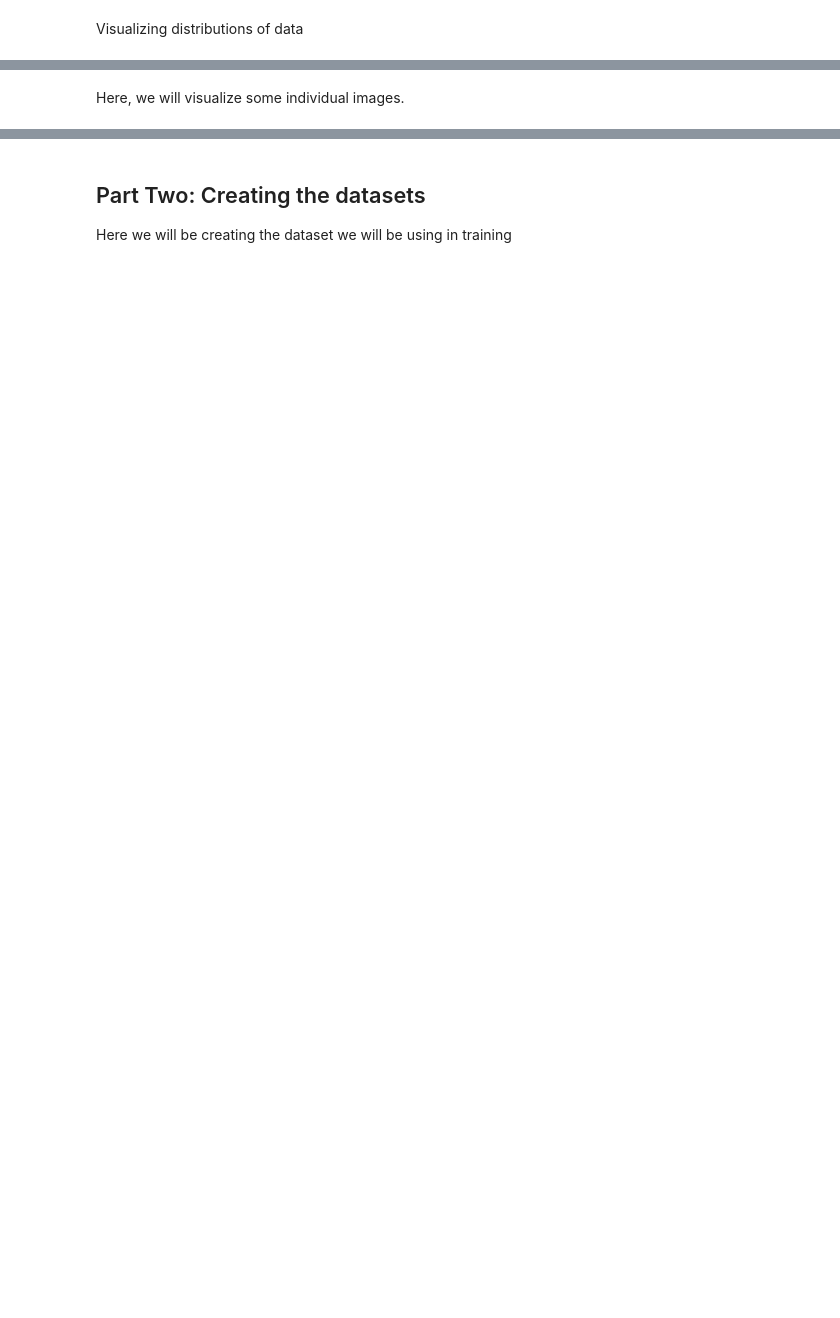
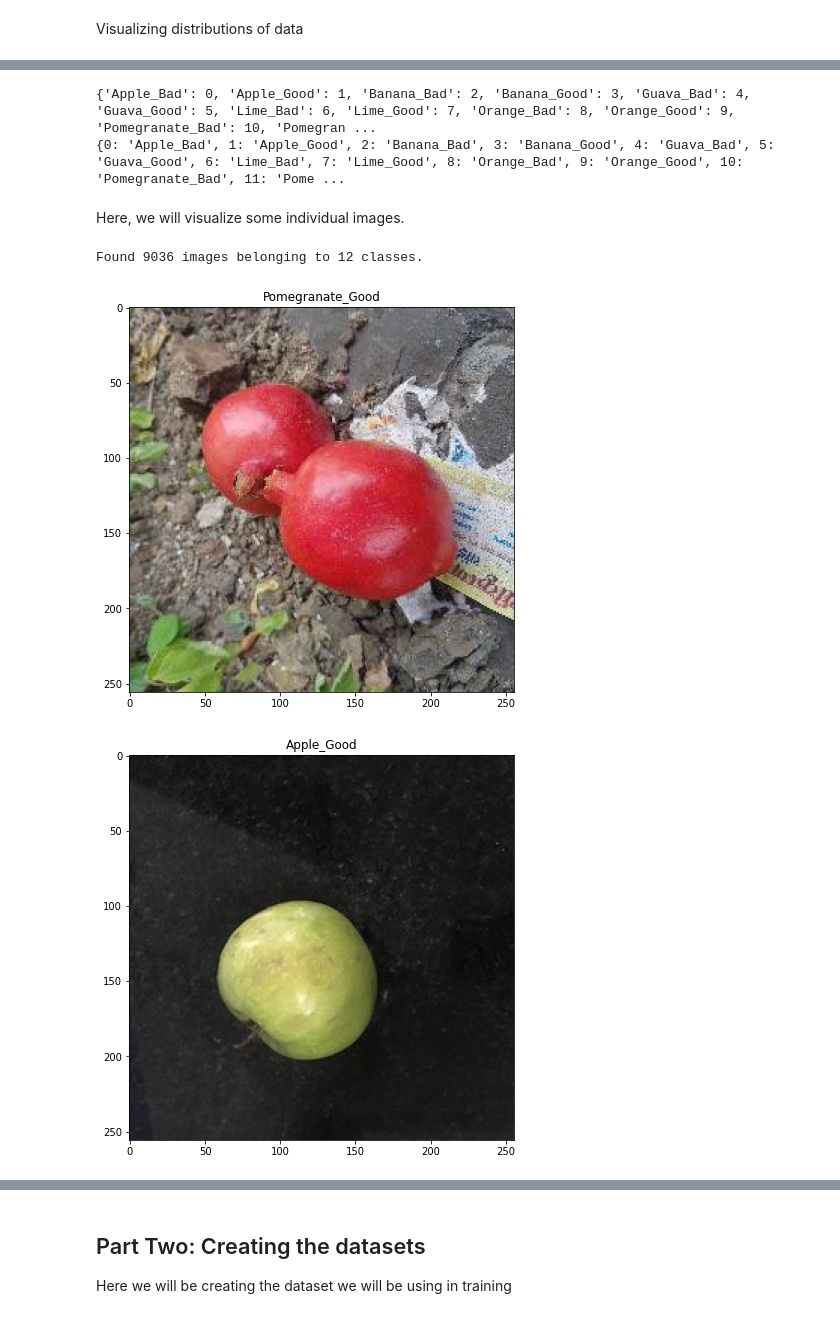
Before and after one commit to IdkwhatImD0ing/EatSafely, a Jupyter notebook: model.ipynb, the cells around one changed output, grey strips where cells are left out. Drawn from its saved outputs; the diff is of its cells as text; code cells hidden in the pictures; blank space fills up the shorter version.

```diff
--- a/model.ipynb
+++ b/model.ipynb
@@ -62,21 +83,44 @@ plt.show()
+# %%
+# Create a dictionary of labels and their corresponding index
+
+label_to_index = dict((name, index) for index, name in enumerate(train_categories))
+print(label_to_index)
+
+# Create a dictionary of index and their corresponding labels
+
+index_to_label = dict((index, name) for index, name in enumerate(train_categories))
+print(index_to_label)
+# %% [output]
+{'Apple_Bad': 0, 'Apple_Good': 1, 'Banana_Bad': 2, 'Banana_Good': 3, 'Guava_Bad': 4, 'Guava_Good': 5, 'Lime_Bad': 6, 'Lime_Good': 7, 'Orange_Bad': 8, 'Orange_Good': 9, 'Pomegranate_Bad': 10, 'Pomegran ...
+{0: 'Apple_Bad', 1: 'Apple_Good', 2: 'Banana_Bad', 3: 'Banana_Good', 4: 'Guava_Bad', 5: 'Guava_Good', 6: 'Lime_Bad', 7: 'Lime_Good', 8: 'Orange_Bad', 9: 'Orange_Good', 10: 'Pomegranate_Bad', 11: 'Pome ...
 # %% [markdown]
 Here, we will visualize some individual images.
 # %%
-visualizer = ImageDataGenerator()
+visualizer = ImageDataGenerator(
+    rescale=1./255,
+)
 dir_it = visualizer.flow_from_directory(
     train_path,
     target_size=(img_size, img_size),
     class_mode='categorical',
     batch_size=5,
     seed = 42
 )
 
 x_batch, y_batch = next(dir_it)
 
+saved_image = x_batch[0]
+# Resize to (1, 256, 256, 3)
+saved_image = np.expand_dims(saved_image, axis=0)
+
 for i in range(5):
     image = x_batch[i]
     label = y_batch[i]
     plt.subplot(1, 5, i+1)
     plt.imshow(image)
-    plt.title(label)
+    plt.title(index_to_label[np.argmax(label)])
     plt.show()
+# %% [output]
+Found 9036 images belonging to 12 classes.
+[figure, added]
+[figure, added]
```
Also changed, not shown: parts of 23 cells of this notebook, 5 other files.
